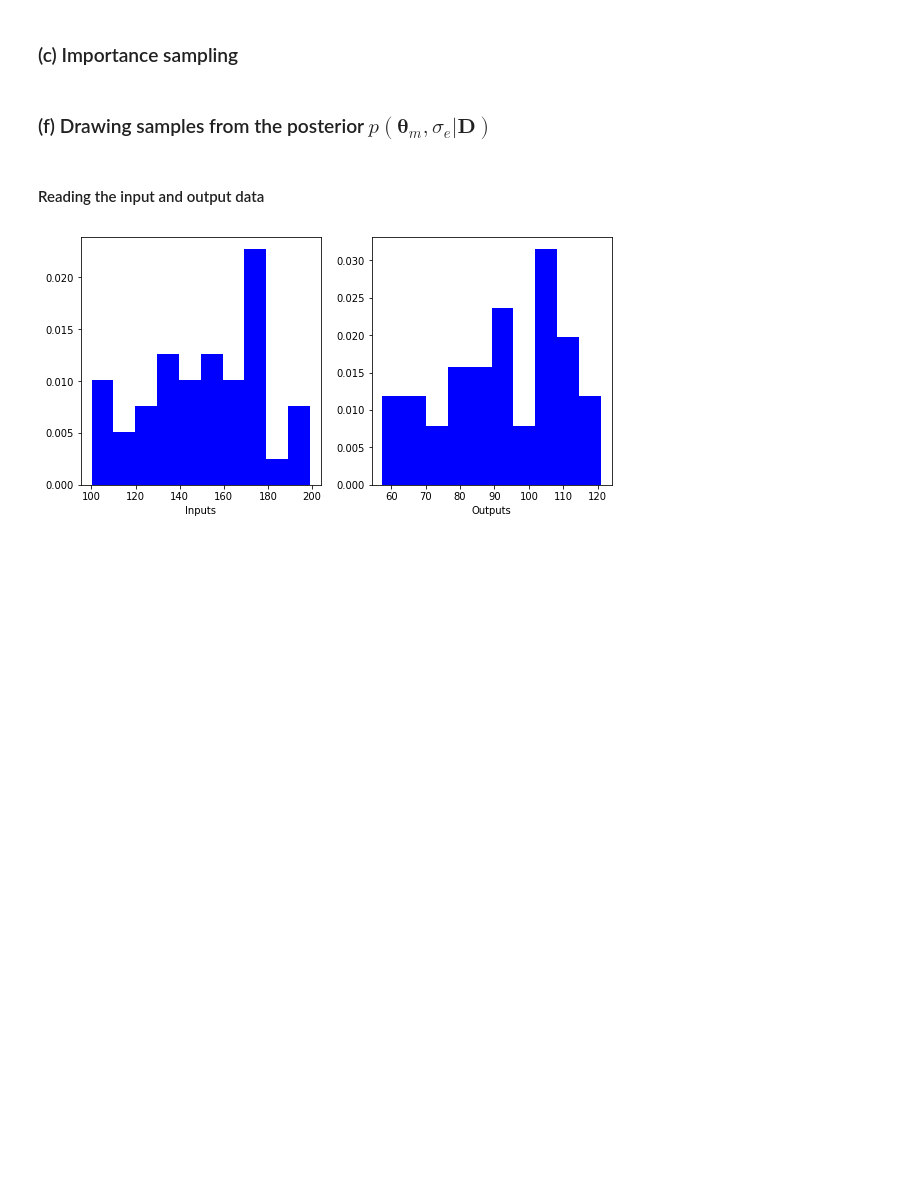
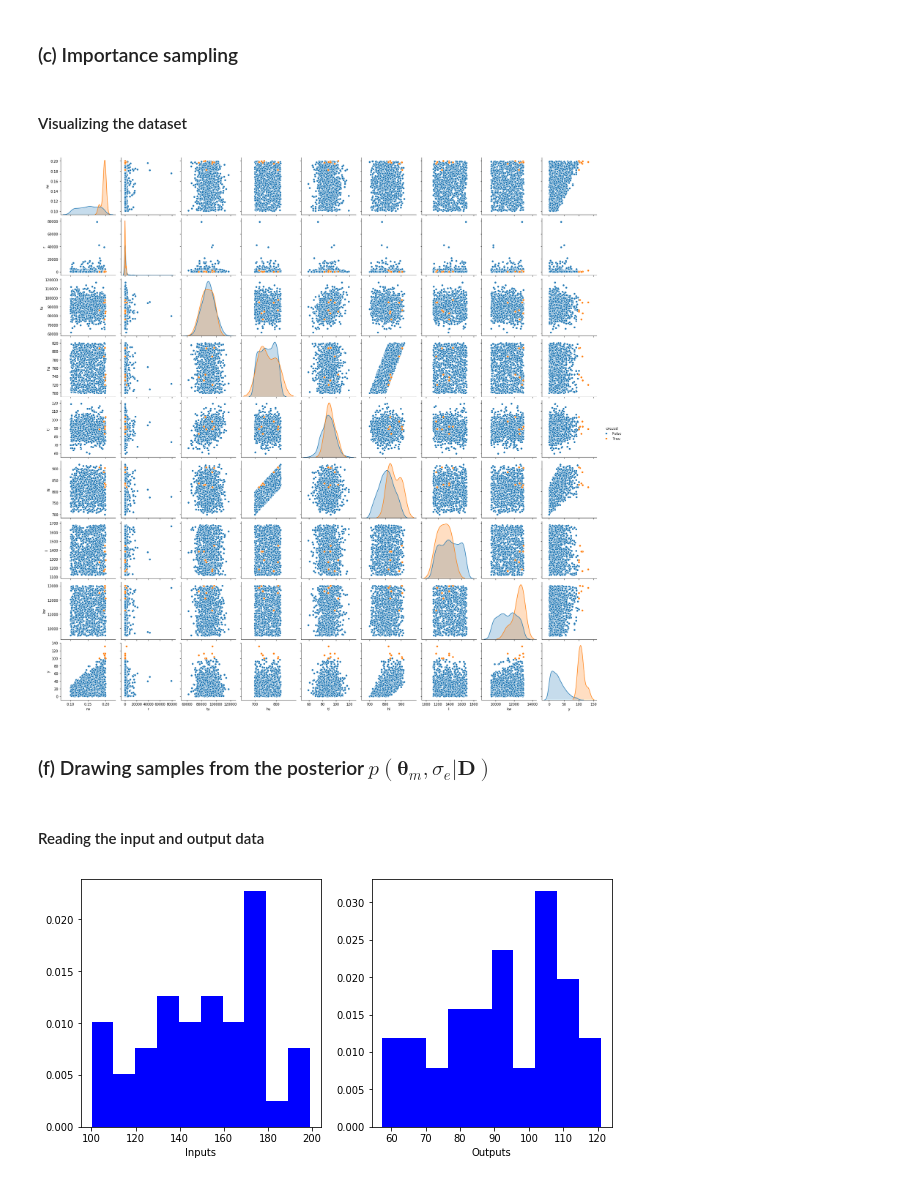
Before and after one commit to bsaakash/aakash_simcenter, a Jupyter notebook: Question3.ipynb, the cells around one changed output. Saved outputs shown, nothing was run; the diff lists cells and outputs as text; code cells hidden in the pictures; blank space fills up the shorter version.

Commit message:
Computed cov of estimator, added visualization of data for importance sampling.

```diff
--- a/Question3.ipynb
+++ b/Question3.ipynb
@@ -174,5 +217,16 @@ plt.show()
 # %% [markdown]
 ### (c) Importance sampling
+# %% [markdown]
+#### Visualizing the dataset
+# %%
+s = np.array(samples).T
+df = pd.DataFrame(s, columns=["rw", "r", "tu", "hu", "tl", "hl", "l", "kw"])
+df["y"] = y
+df["exceed"] = y >= 100
+df.head()
+g = sns.pairplot(df, corner=False, diag_kind="kde", hue="exceed")
+# %% [output]
+[figure, added]
 # %% [markdown]
 ### (f) Drawing samples from the posterior $p(\boldsymbol{\theta}_m, \sigma_e | \boldsymbol{D})$
 # %% [markdown]
```
Also changed, not shown: parts of 9 cells of this notebook.
